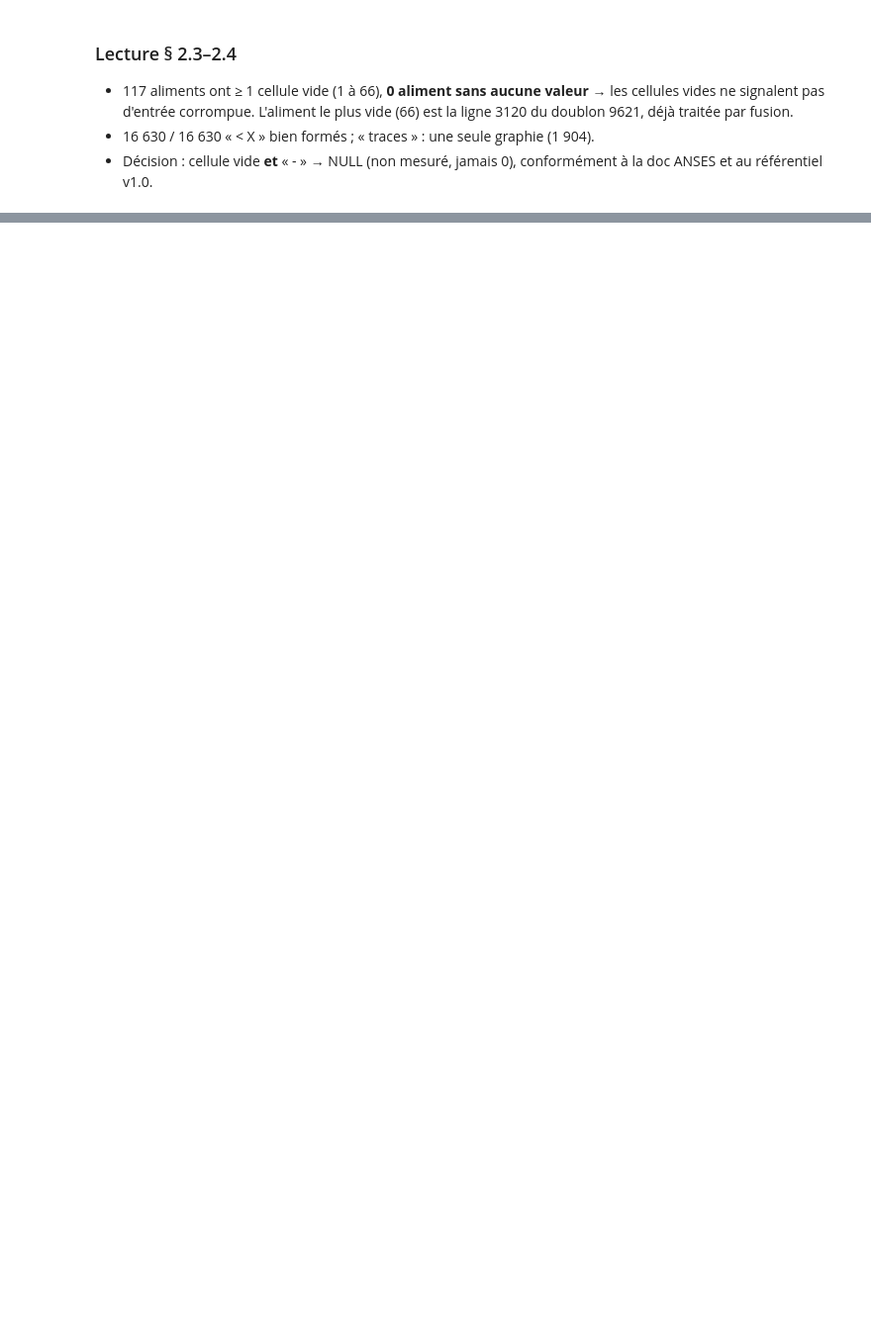
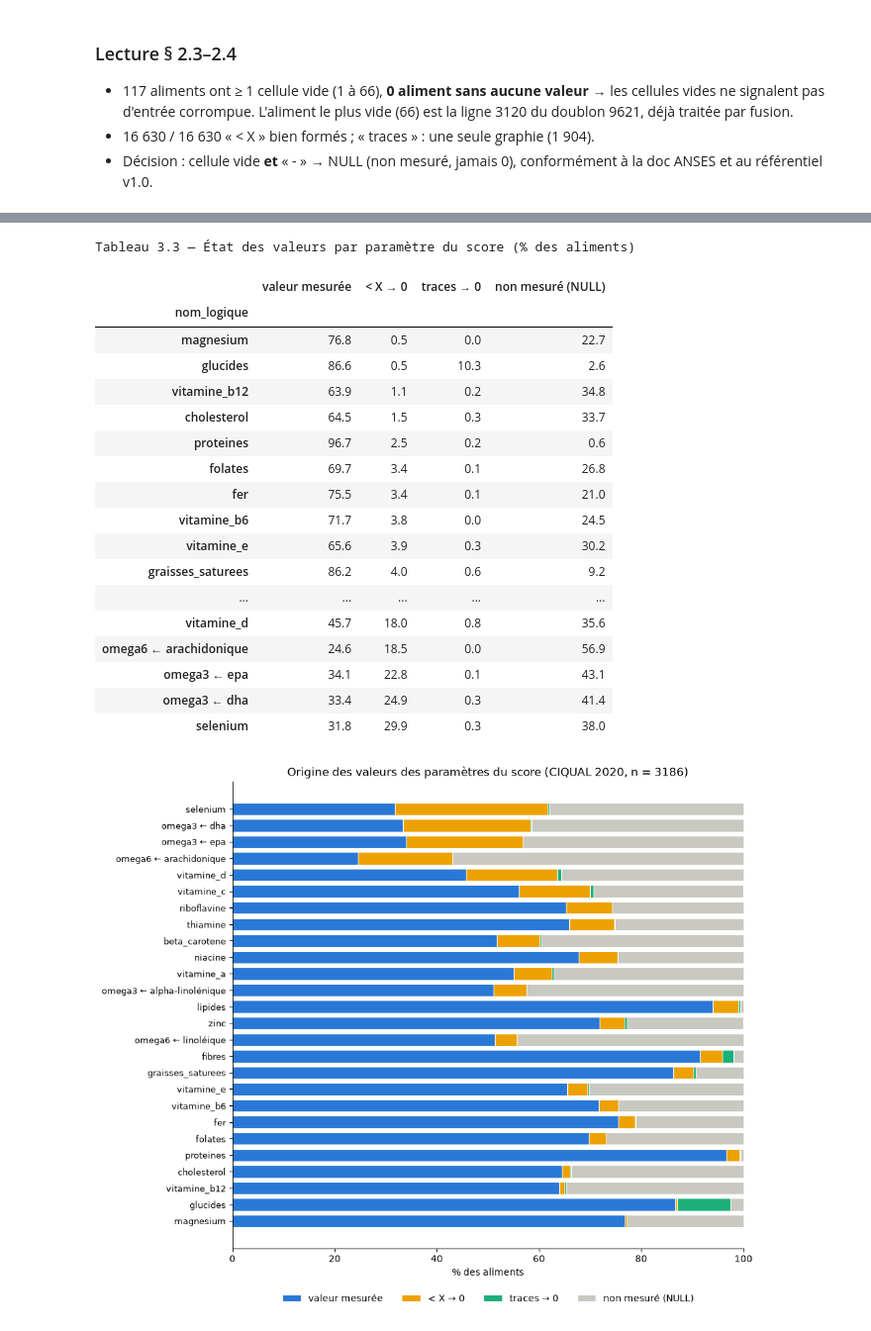
Before and after one commit to SalomeSouque/alimendo_data_science, a Jupyter notebook: 03_ciqual_cleaning.ipynb, the cells around one changed output, grey strips where cells are left out. Shown at 99% size. Drawn from its saved outputs; the diff is of its cells as text; code cells hidden in the pictures; blank space fills up the shorter version.

```diff
--- a/03_ciqual_cleaning.ipynb
+++ b/03_ciqual_cleaning.ipynb
@@ -315,0 +643,51 @@ display(traces.value_counts().rename("n").to_frame())
+# %%
+cols_score = dictionnaire.loc[dictionnaire["nom_logique"] != "energie", "colonne_ciqual"].tolist()
+ETATS = {"valeur mesurée":    ["nombre (point)", "nombre (virgule)"],
+         "< X → 0":           ["inférieur à (< X)"],
+         "traces → 0":        ["traces"],
+         "non mesuré (NULL)": ["vide", "tiret"]}
+COULEURS = {"valeur mesurée": "#2a78d6", "< X → 0": "#eda100",
+            "traces → 0": "#1baf7a", "non mesuré (NULL)": "#c9c8c1"}
+
+etat_parametres = pd.DataFrame({etat: formats_cellules[cols_score].isin(fmts).mean() * 100
+                                for etat, fmts in ETATS.items()})
+etat_parametres.index = dictionnaire.set_index("colonne_ciqual").loc[cols_score, "nom_logique"]
+etat_parametres = etat_parametres.sort_values("< X → 0")
+print("Tableau 3.3 — État des valeurs par paramètre du score (% des aliments)")
+display(etat_parametres.round(1))
+
+fig, ax = plt.subplots(figsize=(10, max(4, 0.32 * len(etat_parametres))))
+gauche = np.zeros(len(etat_parametres))
+for etat, couleur in COULEURS.items():
+    ax.barh(etat_parametres.index, etat_parametres[etat], left=gauche, color=couleur, label=etat,
+            height=0.75, edgecolor="white", linewidth=0.8)
+    gauche += etat_parametres[etat].values
+ax.set_xlim(0, 100)
+ax.set_xlabel("% des aliments")
+ax.set_title(f"Origine des valeurs des paramètres du score (CIQUAL {CIQUAL_VERSION}, n = {len(brut)})")
+ax.legend(loc="upper center", bbox_to_anchor=(0.5, -0.08), ncol=4, frameon=False)
+ax.spines[["top", "right"]].set_visible(False)
+ax.tick_params(axis="y", labelsize=9)
+plt.tight_layout()
+plt.show()
+# %% [output]
+Tableau 3.3 — État des valeurs par paramètre du score (% des aliments)
+|  | valeur mesurée | < X → 0 | traces → 0 | non mesuré (NULL) |
+| nom_logique |  |  |  |  |
+| magnesium | 76.8 | 0.5 | 0.0 | 22.7 |
+| glucides | 86.6 | 0.5 | 10.3 | 2.6 |
+| vitamine_b12 | 63.9 | 1.1 | 0.2 | 34.8 |
+| cholesterol | 64.5 | 1.5 | 0.3 | 33.7 |
+| proteines | 96.7 | 2.5 | 0.2 | 0.6 |
+| folates | 69.7 | 3.4 | 0.1 | 26.8 |
+| fer | 75.5 | 3.4 | 0.1 | 21.0 |
+| vitamine_b6 | 71.7 | 3.8 | 0.0 | 24.5 |
+| vitamine_e | 65.6 | 3.9 | 0.3 | 30.2 |
+| graisses_saturees | 86.2 | 4.0 | 0.6 | 9.2 |
+| ... | ... | ... | ... | ... |
+| vitamine_d | 45.7 | 18.0 | 0.8 | 35.6 |
+| omega6 ← arachidonique | 24.6 | 18.5 | 0.0 | 56.9 |
+| omega3 ← epa | 34.1 | 22.8 | 0.1 | 43.1 |
+| omega3 ← dha | 33.4 | 24.9 | 0.3 | 41.4 |
+| selenium | 31.8 | 29.9 | 0.3 | 38.0 |
+[figure, added]
```
Also changed, not shown: parts of 37 cells of this notebook.
